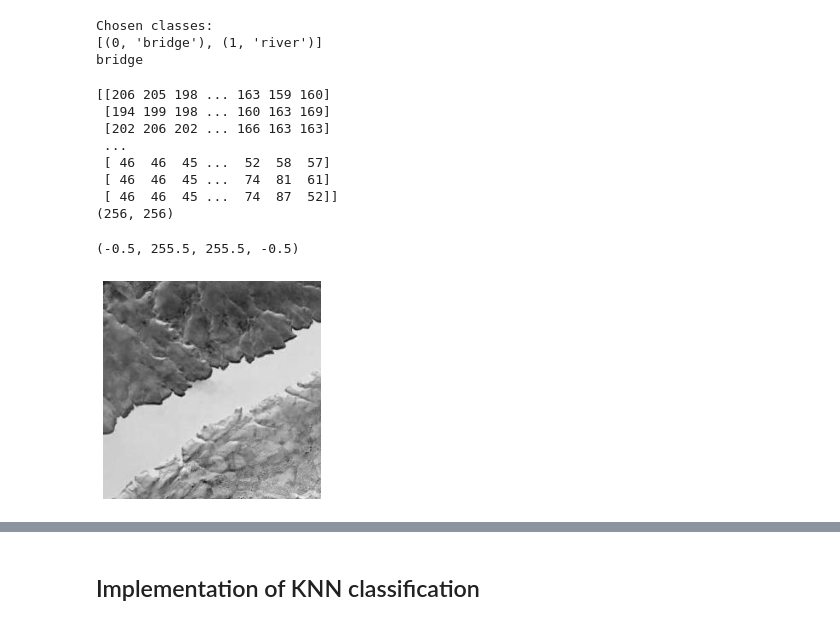
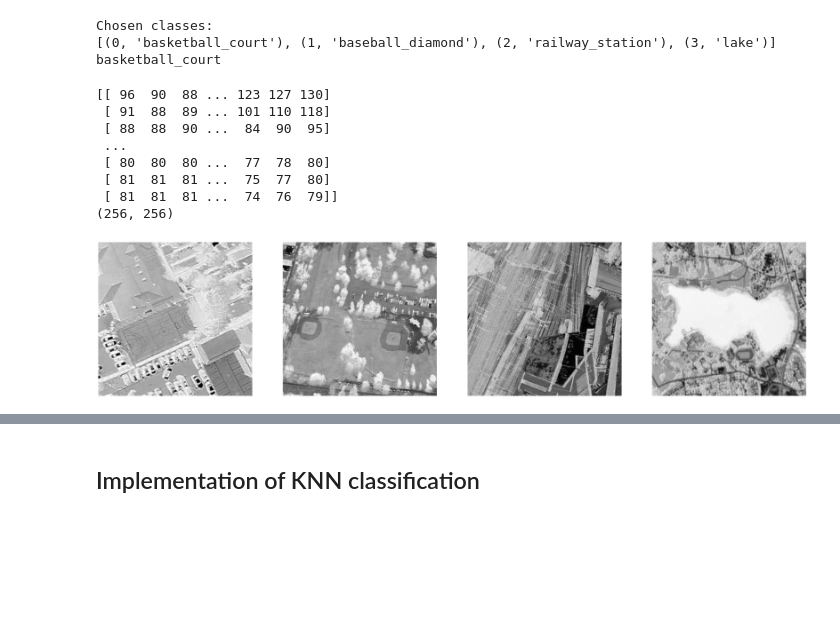
Before and after one commit to sehenaoga/image_classification, a Jupyter notebook: classifiers/KNN_classifier.ipynb, the cells around one changed output, grey strips where cells are left out. Drawn from its saved outputs; the diff is of its cells as text; code cells hidden in the pictures; blank space fills up the shorter version.

```diff
--- a/classifiers/KNN_classifier.ipynb
+++ b/classifiers/KNN_classifier.ipynb
@@ -9,15 +9,15 @@ import os
 # %%
 #Specifying the number of classes and images to use
 n_classes = 2;
-n_figs = 4;
+n_figs = 700;
 
 #Specifying the total number of classes and images avaialble
 N_classes = 45;
 N_figs = 700;
 
 #Randomly choosing the classes and figures to analyze
-class_idx = np.random.randint(N_classes,size=n_classes);
-fig_idx = np.random.randint(N_figs,size=n_figs);
+class_idx = np.random.permutation(N_classes)[:n_classes];
+fig_idx = np.random.permutation(N_figs)[:n_figs]
 #These two lines above generate different choices each time they're executed unless the random seed is reset
 # %%
 #Specifying the path
@@ -25,9 +25,10 @@ PROJECT_ROOT_DIR = '..'
 DATASET_FOLDER = 'training_data'
 DATASET_PATH = os.path.join(PROJECT_ROOT_DIR,DATASET_FOLDER)
 
-
+'''
 #Reading the folders tree
 classes_all = sorted(os.listdir(DATASET_PATH));
+print(classes_all)
 classes_all.remove('summary'); #Removes the summary file
 N_classes = len(classes_all)
 if n_classes > 0 and n_classes <= N_classes:
@@ -35,6 +36,10 @@ if n_classes > 0 and n_classes <= N_classes:
 else:
     print('Wrong number of classes requested')
     raise SystemExit(0)
+'''
+
+classes = ['basketball_court', 'baseball_diamond', 'railway_station', 'lake']
+n_classes = len(classes)
 
 #Reading the figures
 figs = [];
@@ -57,23 +62,32 @@ print(list(enumerate(classes)))
 print(classes[0])
 # %% [output]
 Chosen classes:
-[(0, 'bridge'), (1, 'river')]
-bridge
+[(0, 'basketball_court'), (1, 'baseball_diamond'), (2, 'railway_station'), (3, 'lake')]
+basketball_court
 # %%
 #Visualizing some of the data
+
+plt.rcParams["figure.figsize"] = (40,20)
+
+
 fig_test = figs[1][2];
 print(fig_test)
 print(np.shape(fig_test))
-plt.imshow(fig_test, cmap = matplotlib.cm.binary); plt.axis("off")
+
+for i in range(4):
+    plt.subplot(1,4,i+1)
+    fig_test = figs[i][0]
+    plt.imshow(fig_test, cmap = matplotlib.cm.binary); plt.axis("off")
+
+plt.savefig('./sample_images.png', format='png',bbox_inches='tight',dpi=300)
 # %% [output]
-[[206 205 198 ... 163 159 160]
- [194 199 198 ... 160 163 169]
- [202 206 202 ... 166 163 163]
+[[ 96  90  88 ... 123 127 130]
+ [ 91  88  89 ... 101 110 118]
+ [ 88  88  90 ...  84  90  95]
  ...
- [ 46  46  45 ...  52  58  57]
- [ 46  46  45 ...  74  81  61]
- [ 46  46  45 ...  74  87  52]]
+ [ 80  80  80 ...  77  78  80]
+ [ 81  81  81 ...  75  77  80]
+ [ 81  81  81 ...  74  76  79]]
 (256, 256)
-(-0.5, 255.5, 255.5, -0.5)
-[figure, old version]
+[figure, new version]
 # %%
```
Also changed, not shown: parts of 22 cells of this notebook.
